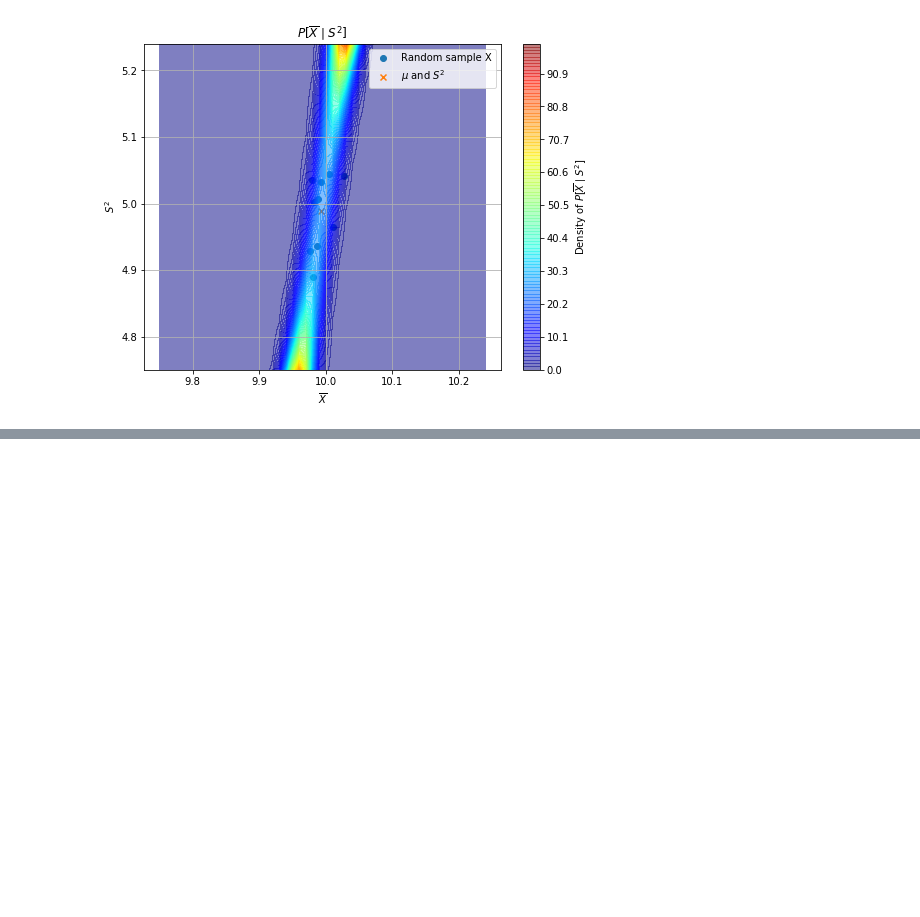
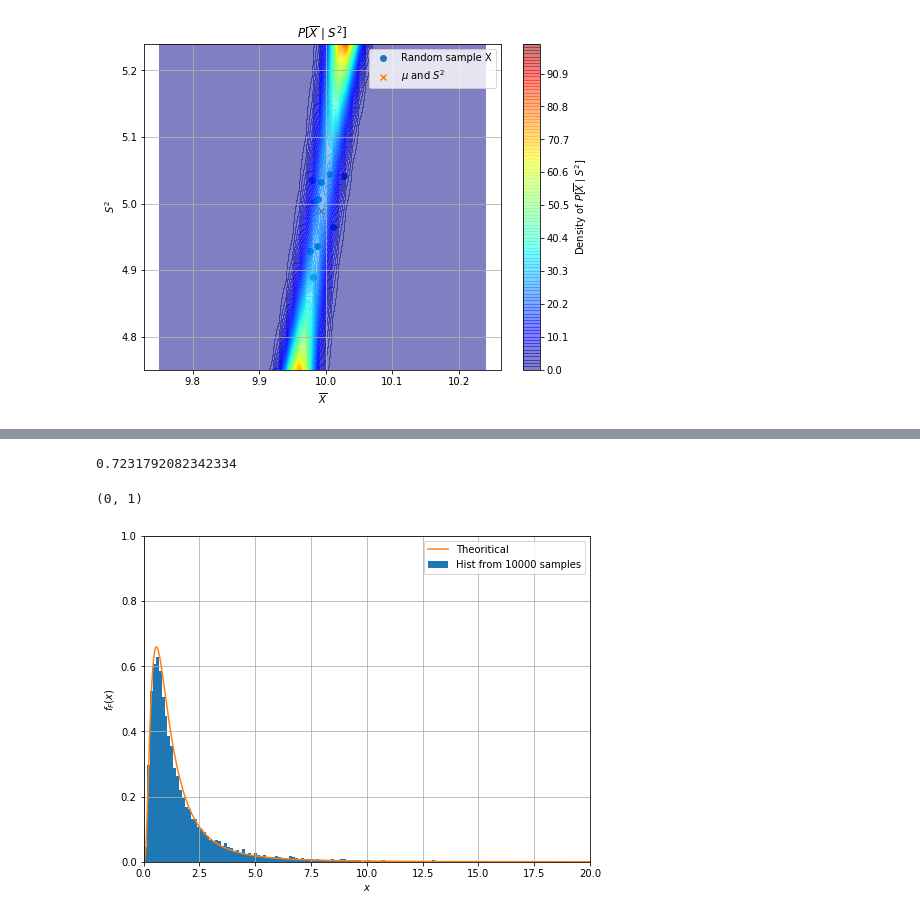
Before and after one commit to indiaki1o/ISI2, a Jupyter notebook: EX2/EX02.ipynb, the cells around one changed output, grey strips where cells are left out. Saved outputs shown, nothing was run; the diff lists cells and outputs as text; code cells hidden in the pictures; blank space fills up the shorter version.

Commit message:
ex2: 5. illustrate hist of F-dist and theoritical pdf.

```diff
--- a/EX2/EX02.ipynb
+++ b/EX2/EX02.ipynb
@@ -924,0 +939,56 @@ Text(0.5, 1.0, '$P[\\overline{X}{\\mid}S^2]$')
+# %%
+n=10
+mu_X=10
+sigma_X=5**(1/2)
+
+m=5
+mu_Y=20
+sigma_Y=10**(1/2)
+
+X = [ scipy.stats.norm(loc=mu_X,scale=sigma_X) for i in range(n)]
+Y = [ scipy.stats.norm(loc=mu_Y,scale=sigma_Y) for i in range(m)]
+# %%
+#
+SX_sqr = np.var(np.array( list( map(lambda X: X.rvs(size=1), X) ) ),
+                ddof=1)
+SY_sqr = np.var(np.array( list( map(lambda X: X.rvs(size=1), Y) ) ),
+                ddof=1)
+F_1=( SX_sqr/(sigma_X**2) )/( SY_sqr/(sigma_Y**2) )
+F_1
+# %% [output]
+0.7231792082342334
+# %%
+#% sampling from SX/SY
+M=10000
+SX_sqr = np.var(np.array( list( map(lambda X: X.rvs(size=M), X) ) ),
+                axis=0,ddof=1)
+SY_sqr = np.var(np.array( list( map(lambda X: X.rvs(size=M), Y) ) ),
+                axis=0,ddof=1)
+F_10000=(SX_sqr/(sigma_X**2) )/( SY_sqr/(sigma_Y**2) )
+F_10000
+nbins=300
+#% theoritical F dist
+F_theor=scipy.stats.f(dfn=n, dfd=m)
+X_=np.linspace(0,20,1000)
+f_th =F.pdf(X_)
+
+#%
+fig_ = plt.figure(figsize=(8,6))
+ax_  = plt.subplot(111)
+f_sample=ax_.hist(F_10000,bins=nbins,range=(0,40),
+                  density=True, histtype="bar",
+                  label="Hist from 10000 samples")
+f_F = ax_.plot(X_, f_th, marker="",
+                   label="Theoritical" )
+#%
+ax_.grid(True)
+# ax_.axis('equal')
+ax_.legend()
+ax_.axes.set_xlabel("$x$")
+ax_.axes.set_ylabel("$f_{F}(x)$")
+ax_.axes.set_xlim(0,20)
+ax_.axes.set_ylim(0,1)
+# ax_.axes.set_title("Distribution of $\overline{X}{\sim}\mathcal{N}$: $P[\overline{X}]$")
+# %% [output]
+(0, 1)
+[figure, added]
```
Also changed, not shown: parts of 3 cells of this notebook.
